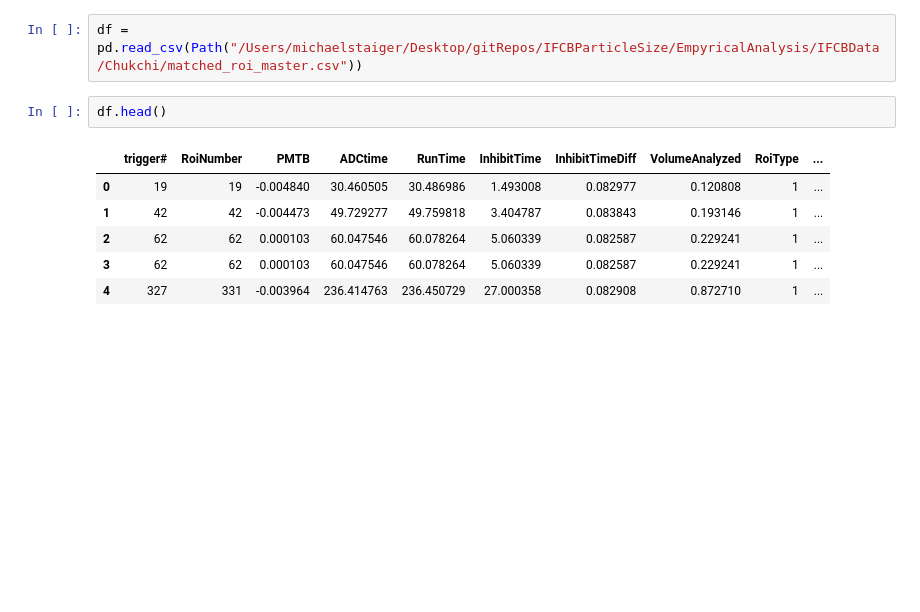
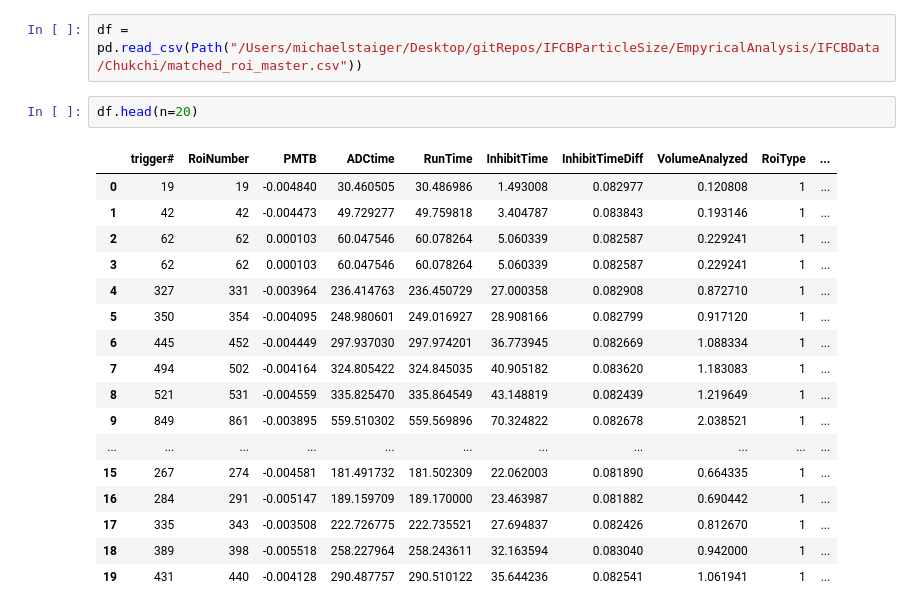
Before and after one commit to michaelstaiger/IFCBParticleSize, a Jupyter notebook: EmpyricalAnalysis/Notebooks/ChukchiBivalves.ipynb, the cells around one changed output. Cells and saved outputs as stored; diff of their text form; blank space fills up the shorter version.

```diff
--- a/EmpyricalAnalysis/Notebooks/ChukchiBivalves.ipynb
+++ b/EmpyricalAnalysis/Notebooks/ChukchiBivalves.ipynb
@@ -92,14 +92,25 @@ Saved to /Users/michaelstaiger/Desktop/gitRepos/IFCBParticleSize/EmpyricalAnalys
 # %%
 df = pd.read_csv(Path("/Users/michaelstaiger/Desktop/gitRepos/IFCBParticleSize/EmpyricalAnalysis/IFCBData/Chukchi/matched_roi_master.csv"))
 # %%
-df.head()
+df.head(n=20)
 # %% [output]
 |  | trigger# | RoiNumber | PMTB | ADCtime | RunTime | InhibitTime | InhibitTimeDiff | VolumeAnalyzed | RoiType | ... |
 | 0 | 19 | 19 | -0.004840 | 30.460505 | 30.486986 | 1.493008 | 0.082977 | 0.120808 | 1 | ... |
 | 1 | 42 | 42 | -0.004473 | 49.729277 | 49.759818 | 3.404787 | 0.083843 | 0.193146 | 1 | ... |
 | 2 | 62 | 62 | 0.000103 | 60.047546 | 60.078264 | 5.060339 | 0.082587 | 0.229241 | 1 | ... |
 | 3 | 62 | 62 | 0.000103 | 60.047546 | 60.078264 | 5.060339 | 0.082587 | 0.229241 | 1 | ... |
 | 4 | 327 | 331 | -0.003964 | 236.414763 | 236.450729 | 27.000358 | 0.082908 | 0.872710 | 1 | ... |
+| 5 | 350 | 354 | -0.004095 | 248.980601 | 249.016927 | 28.908166 | 0.082799 | 0.917120 | 1 | ... |
+| 6 | 445 | 452 | -0.004449 | 297.937030 | 297.974201 | 36.773945 | 0.082669 | 1.088334 | 1 | ... |
+| 7 | 494 | 502 | -0.004164 | 324.805422 | 324.845035 | 40.905182 | 0.083620 | 1.183083 | 1 | ... |
+| 8 | 521 | 531 | -0.004559 | 335.825470 | 335.864549 | 43.148819 | 0.082439 | 1.219649 | 1 | ... |
+| 9 | 849 | 861 | -0.003895 | 559.510302 | 559.569896 | 70.324822 | 0.082678 | 2.038521 | 1 | ... |
+| ... | ... | ... | ... | ... | ... | ... | ... | ... | ... | ... |
+| 15 | 267 | 274 | -0.004581 | 181.491732 | 181.502309 | 22.062003 | 0.081890 | 0.664335 | 1 | ... |
+| 16 | 284 | 291 | -0.005147 | 189.159709 | 189.170000 | 23.463987 | 0.081882 | 0.690442 | 1 | ... |
+| 17 | 335 | 343 | -0.003508 | 222.726775 | 222.735521 | 27.694837 | 0.082426 | 0.812670 | 1 | ... |
+| 18 | 389 | 398 | -0.005518 | 258.227964 | 258.243611 | 32.163594 | 0.083040 | 0.942000 | 1 | ... |
+| 19 | 431 | 440 | -0.004128 | 290.487757 | 290.510122 | 35.644236 | 0.082541 | 1.061941 | 1 | ... |
 # %%
 times = df["RunTime"].values
 plt.hist(times, bins=50)
```
Also changed, not shown: parts of 2 cells of this notebook, 1 other file.
